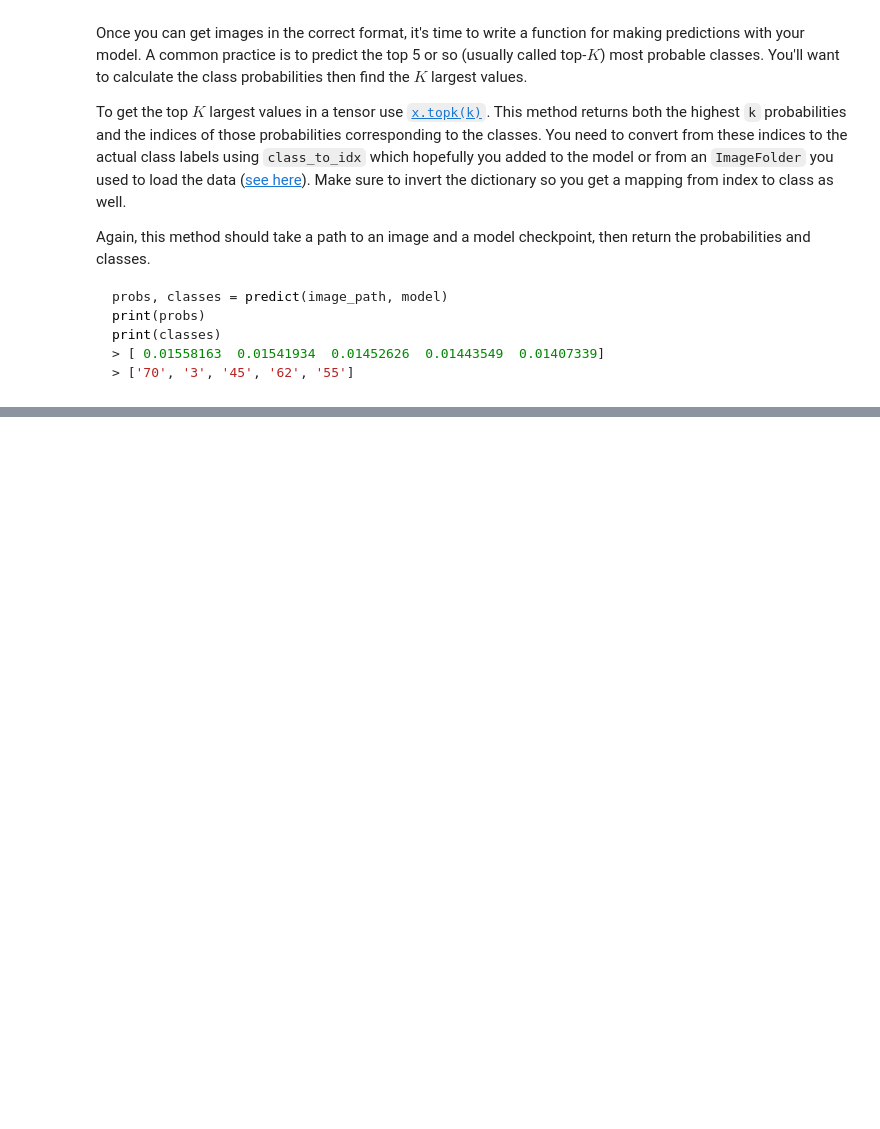
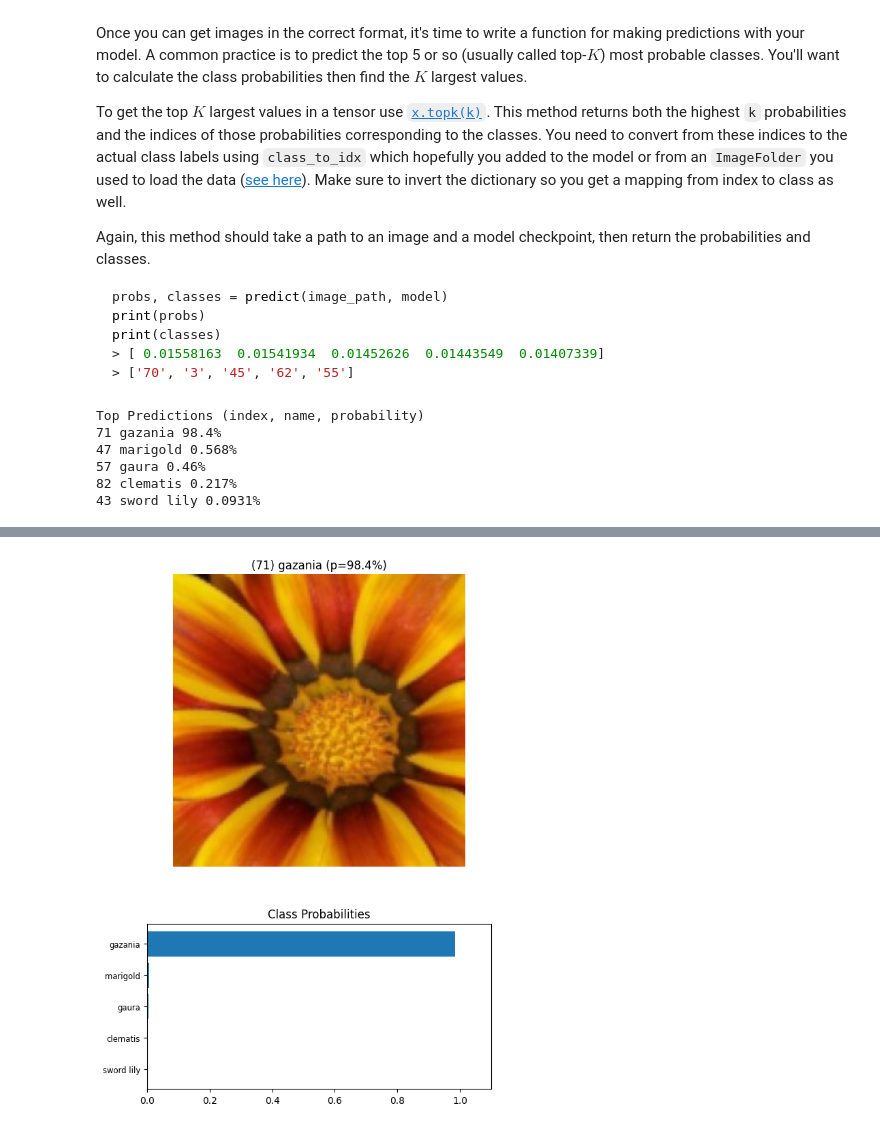
Before and after one commit to morbrian/aipnd-project, a Jupyter notebook: Image Classifier Project.ipynb, the cells around one changed output, grey strips where cells are left out. Cells and saved outputs as stored; diff of their text form; code cells hidden in the pictures; blank space fills up the shorter version.

````diff
--- a/Image Classifier Project.ipynb
+++ b/Image Classifier Project.ipynb
@@ -661,7 +665,8 @@ restored_class_to_idx = bundle['class_to_idx']
 Now that we have the reloaded model available, lets check that we git the same results we were producing before we saved it.
 # %%
 # move the restored model to the processor we're using
-restored_model.to(device)
+restored_model = restored_model.to(device)
+restored_criterion = restored_criterion.to(device)
 
 # check the accuracy and record metrics
 metrics_record = {}
@@ -746,9 +796,3 @@ print(classes)
 > [ 0.01558163  0.01541934  0.01452626  0.01443549  0.01407339]
 > ['70', '3', '45', '62', '55']
 ```
-# %%
-def predict(image_path, model, topk=5):
-    ''' Predict the class (or classes) of an image using a trained deep learning model.
-    '''
-
-    # TODO: Implement the code to predict the class from an image file
@@ -755,3 +820,17 @@ def predict(image_path, model, topk=5):
+# %%
+top_predictions = list(predict(sample_image_path, restored_model))
+
+# print top_predictions
+print(f"Top Predictions (index, name, probability)")
+for category, name, probability in top_predictions:
+    print(f"{category} {name} {probability*100:.3}%")
+# %% [output]
+Top Predictions (index, name, probability)
+71 gazania 98.4%
+47 marigold 0.568%
+57 gaura 0.46%
+82 clematis 0.217%
+43 sword lily 0.0931%
 # %% [markdown]
 ## Sanity Checking
 
@@ -764,0 +842,23 @@ You can convert from the class integer encoding to actual flower names with the
+# %%
+def display_top_predictions(image, top_predictions):
+    ''' Show graph of top predictions
+    '''
+    top_cat, top_name, top_p = top_predictions[0]
+    # reverse the list in descending order so the highest probability graphs on top
+    categories, names, probabilities = zip(*top_predictions[::-1])
+    fig, (ax1, ax2) = plt.subplots(figsize=(6,9), nrows=2)
+    imshow(image, ax1, title=f"({top_cat}) {top_name} (p={top_p*100:.3}%)")
+    ax1.axis('off')
+    ax2.barh(np.arange(len(probabilities)), probabilities)
+    ax2.set_aspect(0.1)
+    ax2.set_yticks(np.arange(len(probabilities)))
+    ax2.set_yticklabels(names, size='small')
+    ax2.set_title("Class Probabilities")
+    ax2.set_xlim(0, 1.1)
+
+    plt.tight_layout()
+
+
+display_top_predictions(torch_image, top_predictions)
+# %% [output]
+[figure, added]
````
Also changed, not shown: parts of 15 cells of this notebook, 1 other file.
